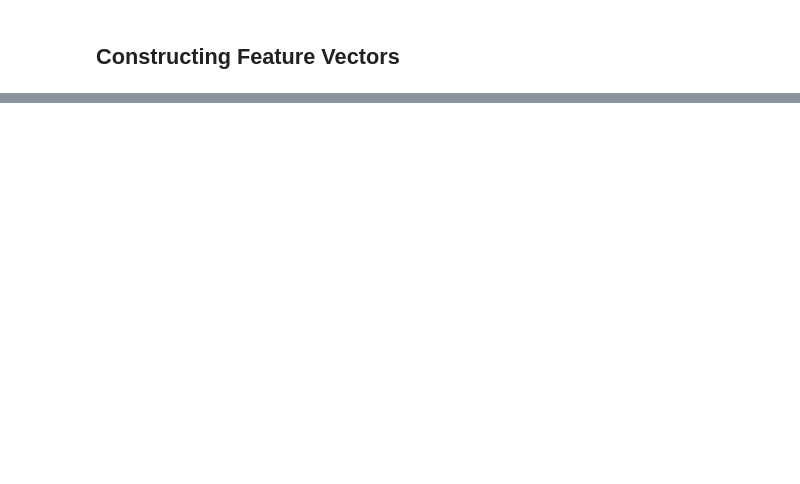
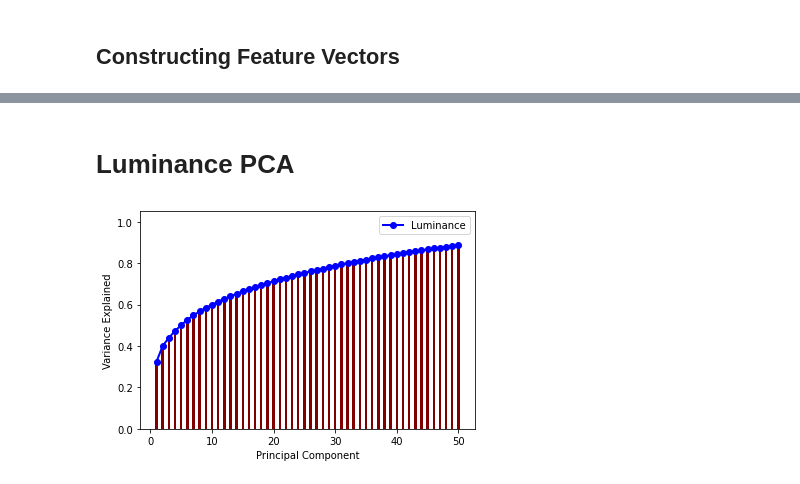
Before and after one commit to vrvenkatesh/w281-summer-2023-project-computer-vision, a Jupyter notebook: feature_extraction.ipynb, the cells around one changed output, grey strips where cells are left out. Cells and saved outputs as stored; diff of their text form; code cells hidden in the pictures; blank space fills up the shorter version.

```diff
--- a/feature_extraction.ipynb
+++ b/feature_extraction.ipynb
@@ -325,0 +436,11 @@ for index, item in enumerate(unique_df.iterrows()):
+# %% [markdown]
+# Luminance PCA
+# %%
+luminance_features = train_df_features.dropna(subset=['Luminance'])
+
+luminance_features = luminance_features['Luminance']
+
+# Plot PCA
+plotPCA(luminance_features, feature='Luminance')
+# %% [output]
+[figure, added]
```
Also changed, not shown: parts of 23 cells of this notebook.
